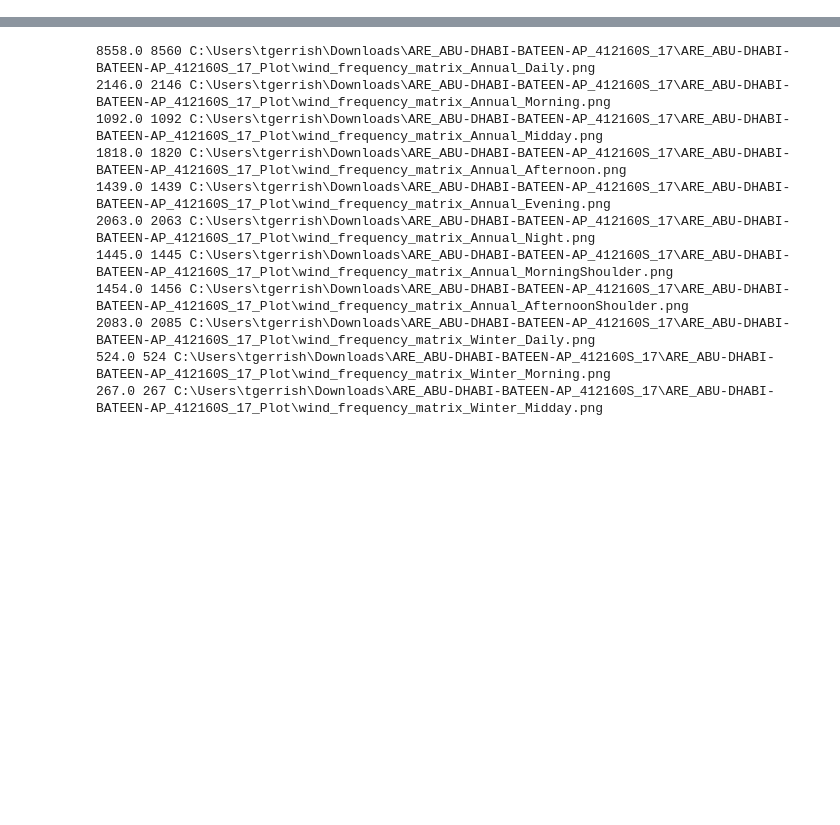
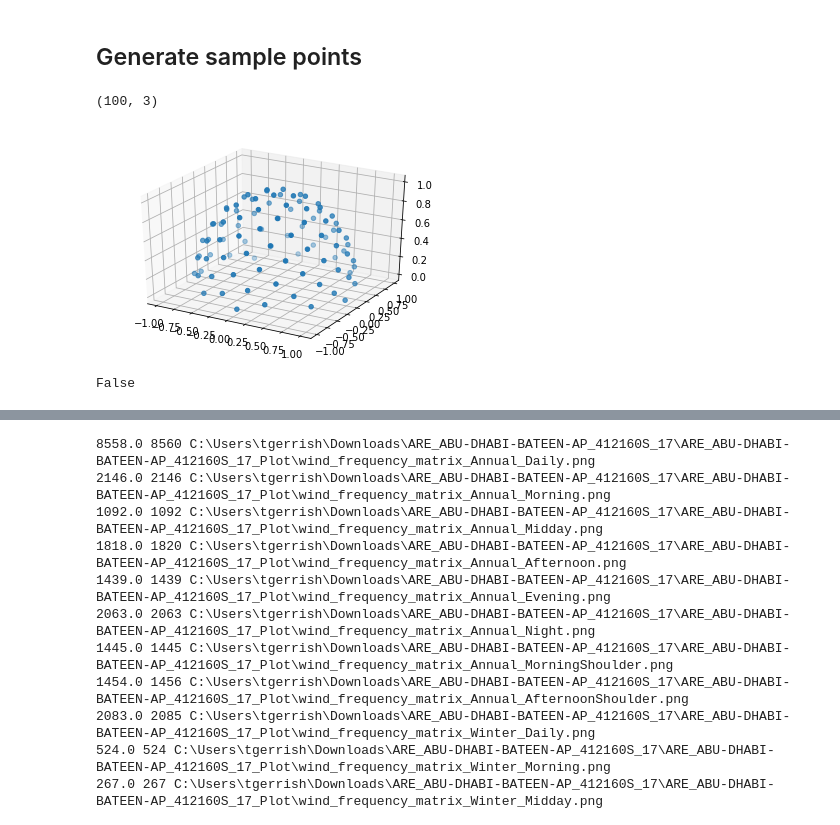
Before and after one commit to cycle13/climate, a Jupyter notebook: test.ipynb, the cells around one changed output, grey strips where cells are left out. Saved outputs shown, nothing was run; the diff lists cells and outputs as text; code cells hidden in the pictures; blank space fills up the shorter version.

```diff
--- a/test.ipynb
+++ b/test.ipynb
@@ -135,0 +56,20 @@ TypeError: __init__() takes 2 positional arguments but 3 were given
+# %% [markdown]
+## Generate sample points
+# %%
+
+
+fig = plt.figure()
+ax = fig.add_subplot(111, projection='3d')
+
+print(sample_points.shape)
+# %% [output]
+(100, 3)
+[figure, added]
+# %%
+import math
+
+a, b, c = 10, 10, 10
+
+X = 1 / 2 * math.sqrt((4 * (2 / 3)**(1/3)*c)/(math.sqrt(3)*math.sqrt(27*a**2*b**4-256*a**3*c**3)+9*a*b**2)**(1/3)+(math.sqrt(3)*math.sqrt(27*a**2*b**4-256*a**3*c**3)+9*a*b**2)**(1/3)/(2**(1/3)*3**(2/3)*a))-1/2*math.sqrt(-(2*b)/(a *math.sqrt((4* (2/3)**(1/3)*c)/(math.sqrt(3)*math.sqrt(27 *a**2 *b**4-256* a**3* c**3)+9*a*b**2)**(1/3)+(math.sqrt(3)*math.sqrt(27*a**2*b**4-256*a**3*c**3)+9*a*b**2)**(1/3)/(2**(1/3)*3**(2/3)*a)))-(math.sqrt(3)*math.sqrt(27*a**2*b**4-256*a**3*c**3)+9*a*b**2)**(1/3)/(2**(1/3)*3**(2/3)*a)-(4*(2/3)**(1/3)*c)/(math.sqrt(3)*math.sqrt(27*a**2* b**4-256* a**3*c**3)+9*a*b**2)**(1/3))
+# %% [output]
+False
```
Also changed, not shown: parts of 13 cells of this notebook, 1 other file.
